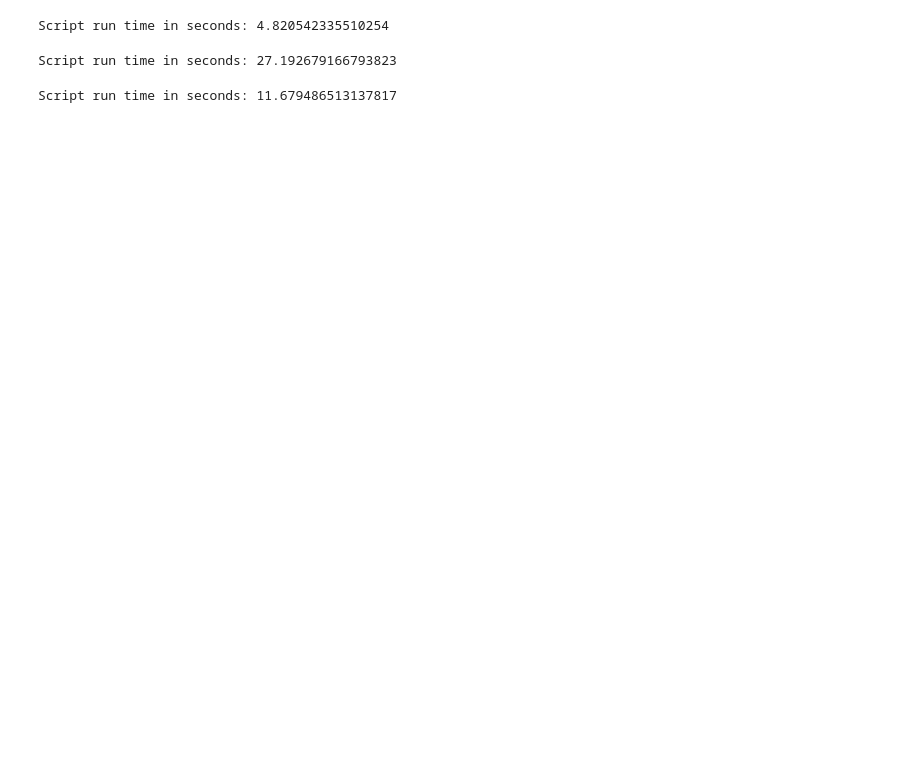
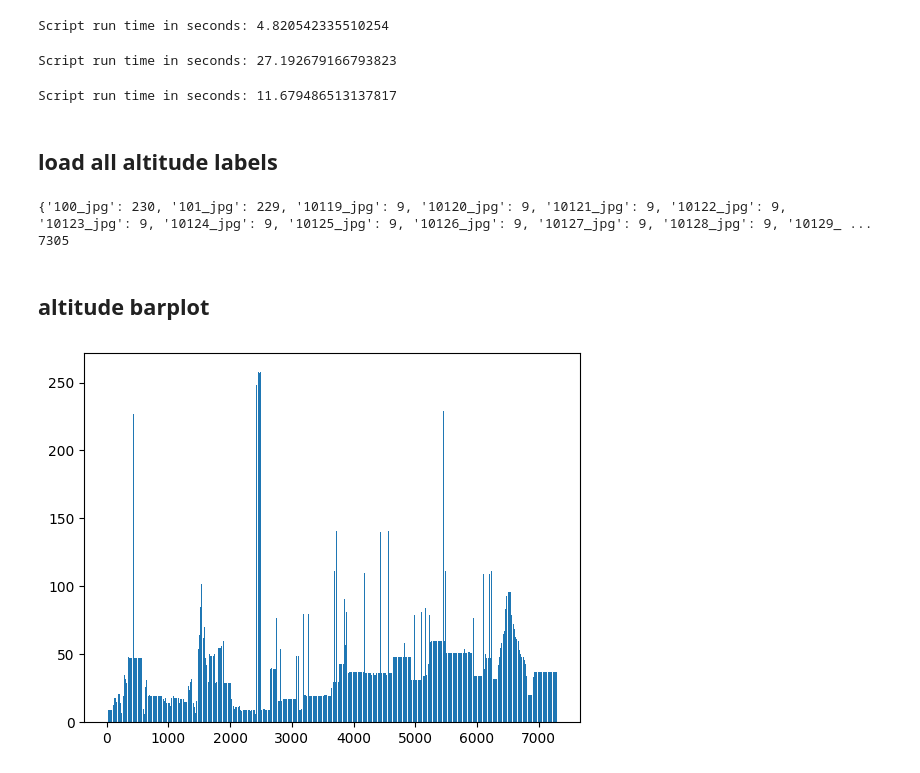
Before and after one commit to ahmadSum1/NTNU_mscThesis, a Jupyter notebook: extract-image-altitude-cocojson.ipynb, the cells around one changed output. Drawn from its saved outputs; the diff is of its cells as text; code cells hidden in the pictures; blank space fills up the shorter version.

```diff
--- a/extract-image-altitude-cocojson.ipynb
+++ b/extract-image-altitude-cocojson.ipynb
@@ -45,2 +45,16 @@ extract_height_from_cocojson('datasets/SeaDronesSee-ODV2_yolo/instances_test_nog
 # %% [output]
 Script run time in seconds: 11.679486513137817
+# %%
+from PIL import Image
+import os, sys
+import glob
+
+root_dir = "datasets/rebalanced_2x2_train-val-OGtest.yolov5/test/images/"
+
+
+for filename in glob.iglob(root_dir + '*.jpg', recursive=True):
+    f, e = os.path.splitext(filename)
+    print(f)
+    # im = Image.open(filename)
+    # imResize = im.resize((28,28), Image.ANTIALIAS)
+    # imResize.save(filename , 'JPEG', quality=100)
@@ -46,0 +68,14 @@ Script run time in seconds: 11.679486513137817
+# %% [markdown]
+## load all altitude labels
+# %%
+import pickle
+
+
+with open('datasets/rebalanced_2x2_train-val-OGtest.yolov5/test/all_alt.pkl', 'rb') as f:
+    alt_dict = pickle.load(f)
+
+print(alt_dict)
+print(len(alt_dict))
+# %% [output]
+{'100_jpg': 230, '101_jpg': 229, '10119_jpg': 9, '10120_jpg': 9, '10121_jpg': 9, '10122_jpg': 9, '10123_jpg': 9, '10124_jpg': 9, '10125_jpg': 9, '10126_jpg': 9, '10127_jpg': 9, '10128_jpg': 9, '10129_ ...
+7305
@@ -46,0 +88,18 @@ Script run time in seconds: 11.679486513137817
+# %% [markdown]
+## altitude barplot
+# %%
+import seaborn as sns
+import matplotlib.pyplot as plt
+# annotation_file = "train_val_OG_merged.json"
+# with open(annotation_file) as f:
+#     file = json.load(f)
+
+# file['images']["100_jpg"]
+# values = list(alt_dict.values())
+# values_dji = [item for item in values if file['images'][]]
+
+plt.bar(range(len(alt_dict)), values)
+
+plt.show()
+# %% [output]
+[figure, added]
```
Also changed, not shown: parts of 9 cells of this notebook.
